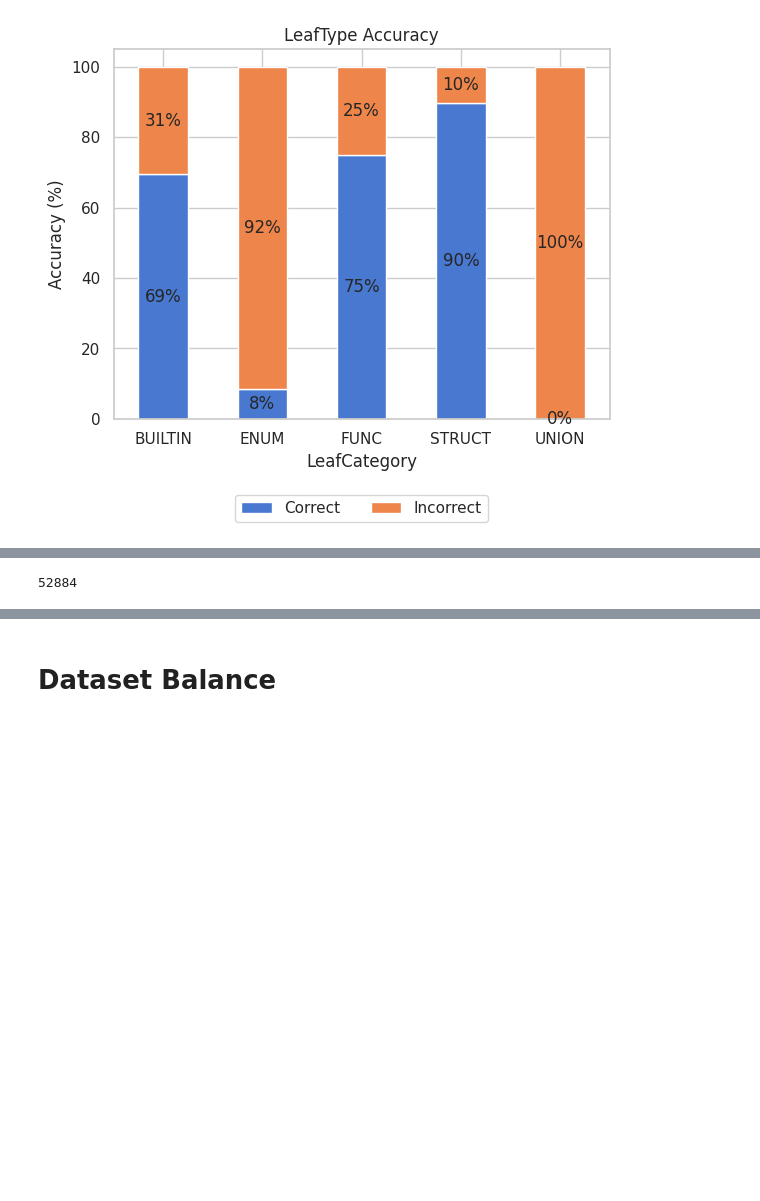
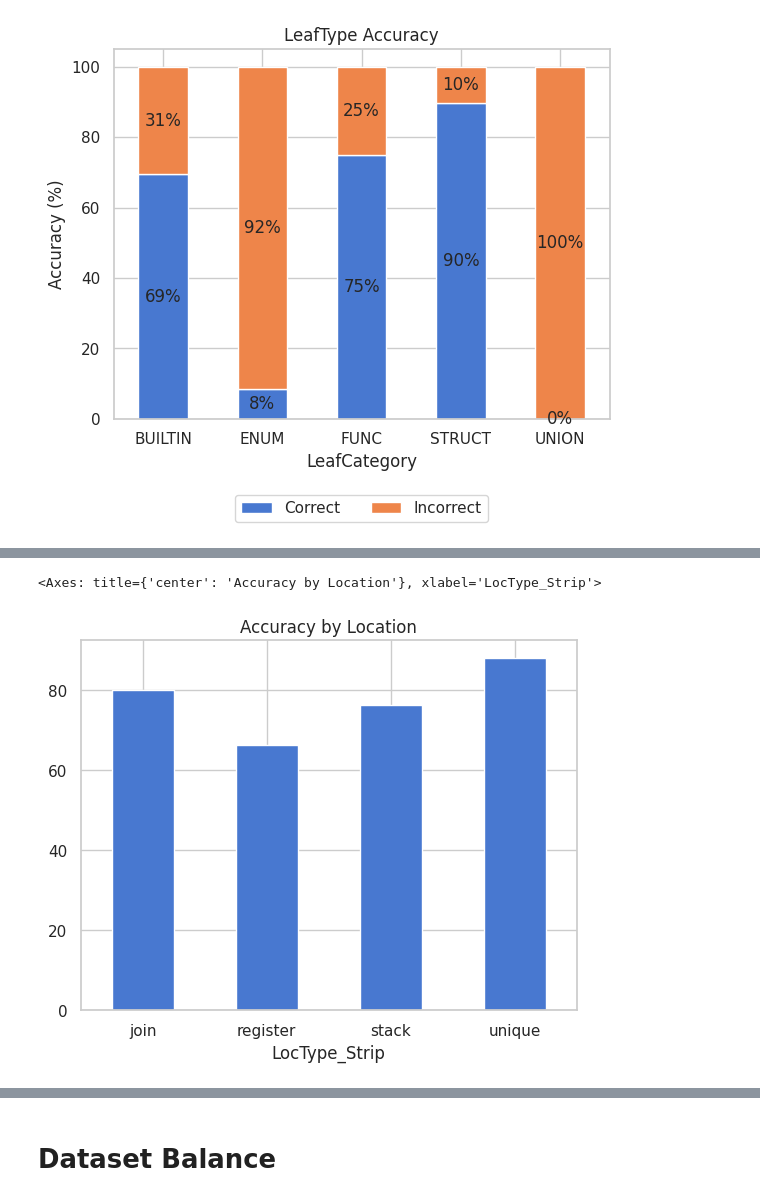
Before and after one commit to lasserre/datatype-recovery-experiments, a Jupyter notebook: notebooks/eval_NEW_ENCODING.ipynb, the cells around one changed output, grey strips where cells are left out. Saved outputs shown, nothing was run; the diff lists cells and outputs as text; code cells hidden in the pictures; blank space fills up the shorter version.

Commit message:
Latest eval notebook

```diff
--- a/notebooks/eval_NEW_ENCODING.ipynb
+++ b/notebooks/eval_NEW_ENCODING.ipynb
@@ -31,8 +31,3 @@ df
 | 52882 | 1081955 | 14 | param_1 | int32 | register | edi | 56.0 | ... |
 | 52883 | 1081991 | 14,14 | param_1 | int32 | register | edi | 56.0 | ... |
 52884 rows × 30 columns
-# %%
-from datatype_recovery.models.eval import make_predictions_on_dataset
-
-# model_pred = make_predictions_on_dataset(model_path, 'cuda:0', dataset)
-model_pred = make_predictions_on_dataset(model_path, 'cpu', dataset)
@@ -58,0 +34,16 @@ Running eval...
+# %%
+dataset_path.name
+modelcsv = Path.cwd()/f'{model_path.stem}--{dataset_path.name}.modelout.csv'
+# %%
+from datatype_recovery.models.eval import make_predictions_on_dataset
+
+# DEVICE = 'cuda:0'
+DEVICE = 'cpu'
+
+if modelcsv.exists():
+    print(f'Reading in existing model outputs from {modelcsv}')
+    model_pred = pd.read_csv(modelcsv)
+else:
+    model_pred = make_predictions_on_dataset(model_path, DEVICE, dataset)
+    print(f'Saving model predictions to {modelcsv}')
+    model_pred.to_csv(modelcsv, index=False)
@@ -59,5 +68,5 @@ Running eval...
 # %%
-mdf = df.merge(model_pred, how='right', on=['BinaryId','FunctionStart','Signature','Vartype'])
+mdf = vdf.merge(model_pred, how='right', on=['BinaryId','FunctionStart','Signature','Vartype'])
 mdf['LeafType'] = mdf.TypeSeq_Debug.apply(lambda x: x.split(',')[-1])
 mdf['PredLeafType'] = mdf.Pred.apply(lambda x: x.split(',')[-1])
 mdf
@@ -218,4 +212,9 @@ subset_df
-# %%
-len(mdf)
-# %% [output]
-52884
+# %%
+
+# len(subset_df[subset_df.TypeSeq_Debug==subset_df.Pred])/len(subset_df)*100
+mdf['Correct'] = mdf.TypeSeq_Debug==mdf.Pred
+mdf.groupby('LocType_Strip').apply(lambda gb: gb.Correct.sum()/len(gb)*100).plot(kind='bar',rot=0,
+title='Accuracy by Location')
+# %% [output]
+<Axes: title={'center': 'Accuracy by Location'}, xlabel='LocType_Strip'>
+[figure, added]
```
Also changed, not shown: parts of 30 cells of this notebook, 1 other file.
